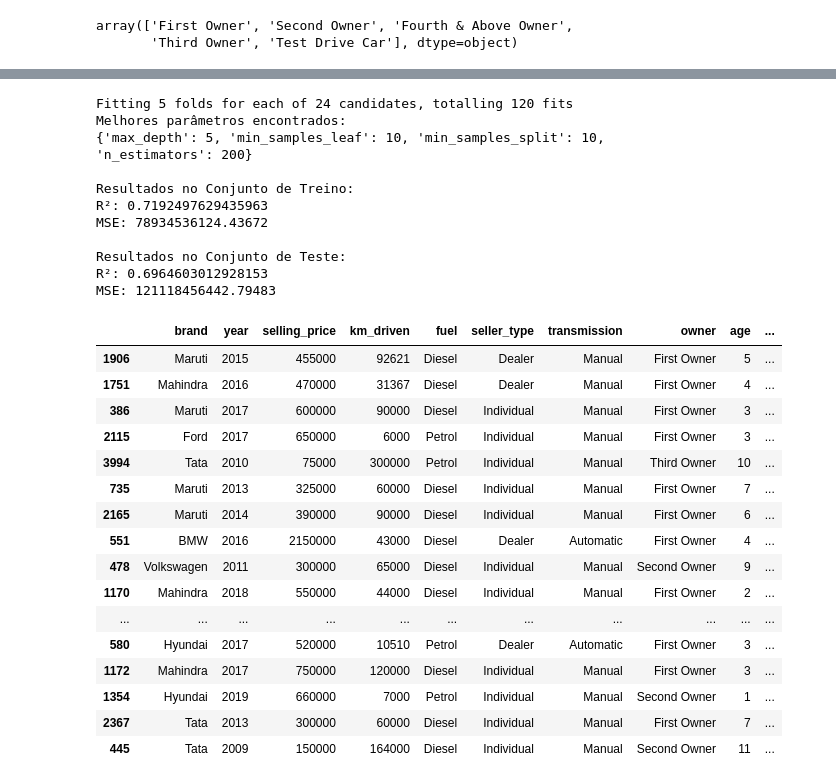
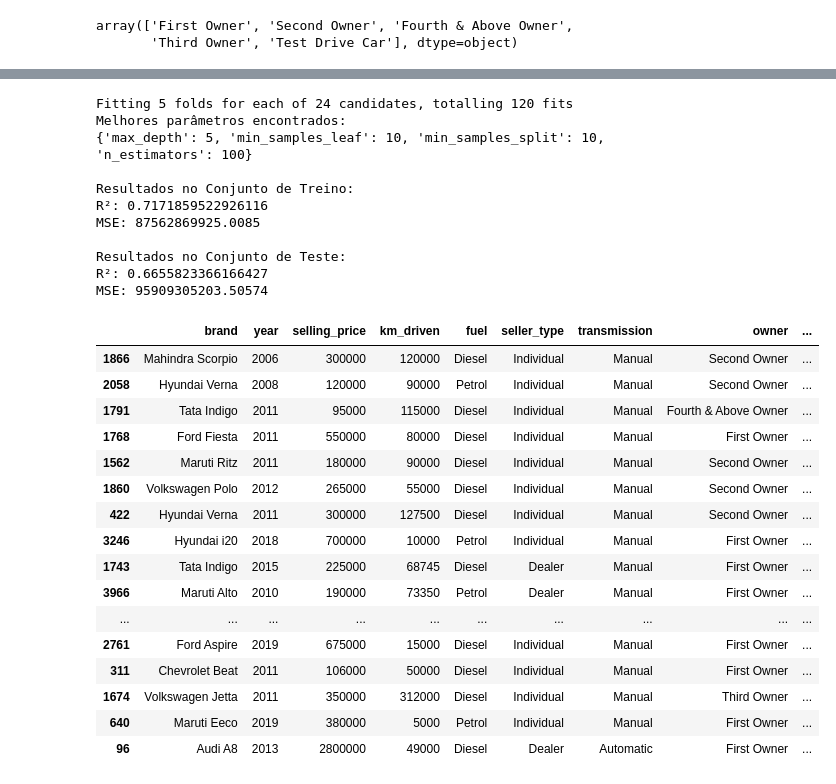
Before and after one commit to lucas-capela/linear_regression_car_prices, a Jupyter notebook: model_linear_regression.ipynb, the cells around one changed output, grey strips where cells are left out. Cells and saved outputs as stored; diff of their text form; code cells hidden in the pictures.

```diff
--- a/model_linear_regression.ipynb
+++ b/model_linear_regression.ipynb
@@ -60,7 +62,8 @@ memory usage: 271.4+ KB
 # %%
 df1 = df.copy()
 # %%
-df1['brand'] = df1['name'].str.split().str[0]
+# Criar a coluna 'brand' pegando as duas primeiras palavras da coluna 'name'
+df1['brand'] = df1['name'].str.split().str[:2].str.join(' ')
 # %%
 df1.drop('name', axis=1, inplace=True)
 # %%
@@ -122,9 +125,8 @@ plt.show()
 # %%
 df1_filtered = df1[df1['selling_price'] < 6000000]
-plt.figure(figsize=(12, 8))
-sns.boxplot(x='brand', y='selling_price', data=df1_filtered)
-plt.xlabel('Brand')
-plt.ylabel('Selling Price')
-plt.title('Box Plot of Selling Price by Brand')
-plt.xticks(rotation=45)
-plt.show()
+# Aplicar filtros adicionais baseados na coluna 'brand'
+# Para 'Tata', remover valores acima de 700 mil
+df1_filtered = df1_filtered[~((df1_filtered['brand'] == 'Tata') & (df1_filtered['selling_price'] > 700000))]
+
+# Para 'Hyundai', remover valores acima de 1 milhão
+df1_filtered = df1_filtered[~((df1_filtered['brand'] == 'Hyundai') & (df1_filtered['selling_price'] > 1000000))]
@@ -342,55 +348,58 @@ print(f"MSE: {test_mse}")
 # %% [output]
 Fitting 5 folds for each of 24 candidates, totalling 120 fits
 Melhores parâmetros encontrados:
-{'max_depth': 5, 'min_samples_leaf': 10, 'min_samples_split': 10, 'n_estimators': 200}
+{'max_depth': 5, 'min_samples_leaf': 10, 'min_samples_split': 10, 'n_estimators': 100}
 
 Resultados no Conjunto de Treino:
-R²: 0.7192497629435963
-MSE: 78934536124.43672
+R²: 0.7171859522926116
+MSE: 87562869925.0085
 
 Resultados no Conjunto de Teste:
-R²: 0.6964603012928153
-MSE: 121118456442.79483
+R²: 0.6655823366166427
+MSE: 95909305203.50574
 # %%
 # Supondo que df1 é o dataframe original e X_test_scaled são os dados de teste
 # Índices dos dados de teste
 test_indices = X_test.index
 
 # Fazer previsões no conjunto de teste
 y_pred_test = best_rf_model.predict(X_test_scaled)
 
 # Selecionar as linhas correspondentes no dataframe original
 df_test = df1.loc[test_indices].copy()
 
 # Adicionar uma coluna com os preços preditos
 df_test['predicted_price'] = y_pred_test
 
 # Desativar notação científica para a coluna 'predicted_price'
 pd.options.display.float_format = '{:.2f}'.format
 
+# Calcular a diferença percentual
+df_test['percentage_difference'] = ((df_test['predicted_price'] - df_test['selling_price']) / df_test['selling_price']) * 100
+
 # Exibir as primeiras linhas do dataframe com as previsões
 df_test.head(20)
 
 # Opcional: restaurar a configuração padrão de exibição de floats
 # pd.reset_option('display.float_format')
 # %% [output]
-|  | brand | year | selling_price | km_driven | fuel | seller_type | transmission | owner | age | ... |
-| 1906 | Maruti | 2015 | 455000 | 92621 | Diesel | Dealer | Manual | First Owner | 5 | ... |
-| 1751 | Mahindra | 2016 | 470000 | 31367 | Diesel | Dealer | Manual | First Owner | 4 | ... |
-| 386 | Maruti | 2017 | 600000 | 90000 | Diesel | Individual | Manual | First Owner | 3 | ... |
-| 2115 | Ford | 2017 | 650000 | 6000 | Petrol | Individual | Manual | First Owner | 3 | ... |
-| 3994 | Tata | 2010 | 75000 | 300000 | Petrol | Individual | Manual | Third Owner | 10 | ... |
-| 735 | Maruti | 2013 | 325000 | 60000 | Diesel | Individual | Manual | First Owner | 7 | ... |
-| 2165 | Maruti | 2014 | 390000 | 90000 | Diesel | Individual | Manual | First Owner | 6 | ... |
-| 551 | BMW | 2016 | 2150000 | 43000 | Diesel | Dealer | Automatic | First Owner | 4 | ... |
-| 478 | Volkswagen | 2011 | 300000 | 65000 | Diesel | Individual | Manual | Second Owner | 9 | ... |
-| 1170 | Mahindra | 2018 | 550000 | 44000 | Diesel | Individual | Manual | First Owner | 2 | ... |
-| ... | ... | ... | ... | ... | ... | ... | ... | ... | ... | ... |
-| 580 | Hyundai | 2017 | 520000 | 10510 | Petrol | Dealer | Automatic | First Owner | 3 | ... |
-| 1172 | Mahindra | 2017 | 750000 | 120000 | Diesel | Individual | Manual | First Owner | 3 | ... |
-| 1354 | Hyundai | 2019 | 660000 | 7000 | Petrol | Individual | Manual | Second Owner | 1 | ... |
-| 2367 | Tata | 2013 | 300000 | 60000 | Diesel | Individual | Manual | First Owner | 7 | ... |
-| 445 | Tata | 2009 | 150000 | 164000 | Diesel | Individual | Manual | Second Owner | 11 | ... |
+|  | brand | year | selling_price | km_driven | fuel | seller_type | transmission | owner | ... |
+| 1866 | Mahindra Scorpio | 2006 | 300000 | 120000 | Diesel | Individual | Manual | Second Owner | ... |
+| 2058 | Hyundai Verna | 2008 | 120000 | 90000 | Petrol | Individual | Manual | Second Owner | ... |
+| 1791 | Tata Indigo | 2011 | 95000 | 115000 | Diesel | Individual | Manual | Fourth & Above Owner | ... |
+| 1768 | Ford Fiesta | 2011 | 550000 | 80000 | Diesel | Individual | Manual | First Owner | ... |
+| 1562 | Maruti Ritz | 2011 | 180000 | 90000 | Diesel | Individual | Manual | Second Owner | ... |
+| 1860 | Volkswagen Polo | 2012 | 265000 | 55000 | Diesel | Individual | Manual | Second Owner | ... |
+| 422 | Hyundai Verna | 2011 | 300000 | 127500 | Diesel | Individual | Manual | Second Owner | ... |
+| 3246 | Hyundai i20 | 2018 | 700000 | 10000 | Petrol | Individual | Manual | First Owner | ... |
+| 1743 | Tata Indigo | 2015 | 225000 | 68745 | Diesel | Dealer | Manual | First Owner | ... |
+| 3966 | Maruti Alto | 2010 | 190000 | 73350 | Petrol | Dealer | Manual | First Owner | ... |
+| ... | ... | ... | ... | ... | ... | ... | ... | ... | ... |
+| 2761 | Ford Aspire | 2019 | 675000 | 15000 | Diesel | Individual | Manual | First Owner | ... |
+| 311 | Chevrolet Beat | 2011 | 106000 | 50000 | Diesel | Individual | Manual | First Owner | ... |
+| 1674 | Volkswagen Jetta | 2011 | 350000 | 312000 | Diesel | Individual | Manual | Third Owner | ... |
+| 640 | Maruti Eeco | 2019 | 380000 | 5000 | Petrol | Individual | Manual | First Owner | ... |
+| 96 | Audi A8 | 2013 | 2800000 | 49000 | Diesel | Dealer | Automatic | First Owner | ... |
 # %%
 ## dividir em treino e teste, normaliza e treina o modelo linear, treina algortimos de regressao.
 ## Identificar overffiting
```
Also changed, not shown: parts of 24 cells of this notebook.
